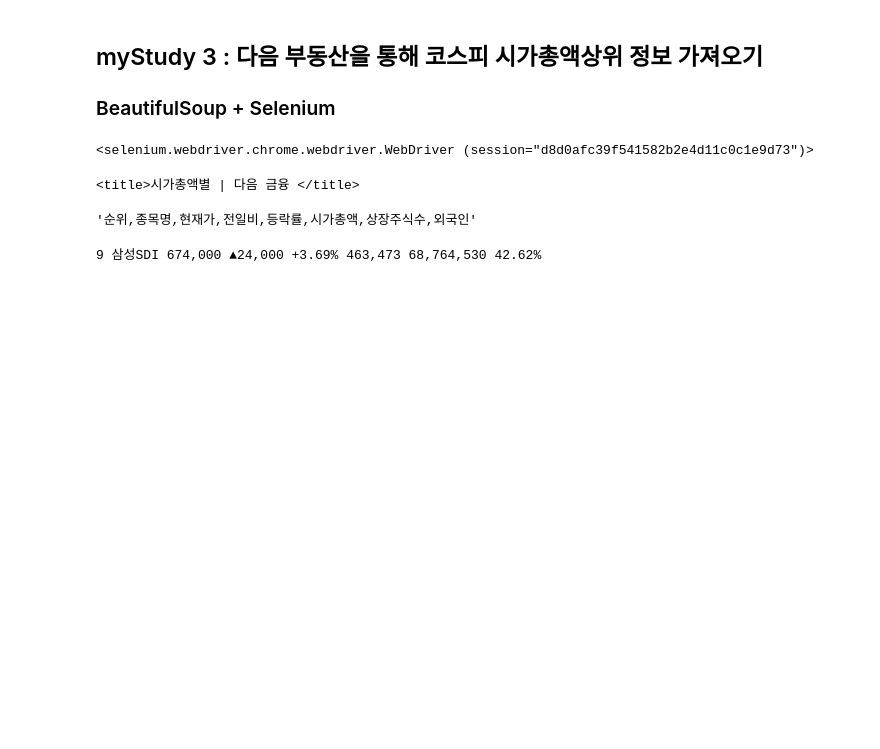
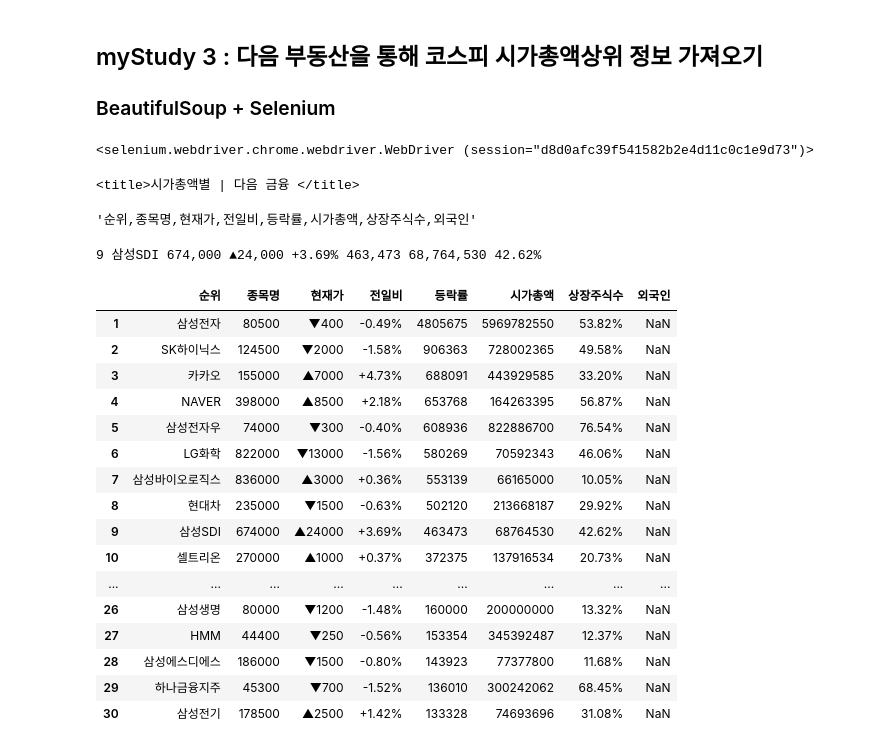
Before and after one commit to dddonghwa/21-KDT-likelion, a Jupyter notebook: class11/class11_0620_4_selenium_prac.ipynb, the cells around one changed output. Drawn from its saved outputs; the diff is of its cells as text; code cells hidden in the pictures; blank space fills up the shorter version.

```diff
--- a/class11/class11_0620_4_selenium_prac.ipynb
+++ b/class11/class11_0620_4_selenium_prac.ipynb
@@ -364,3 +364,26 @@ with open("daum_marker_cap.csv","w") as fp :
         fp.write(mod_coma(soup_td[6].span.text.strip())+",")
         fp.write(mod_coma(soup_td[7].span.text.strip())+",")
         fp.write("\n")
+# %%
+import pandas as pd
+
+data = pd.read_csv('daum_marker_cap.csv')
+data
+# %% [output]
+|  | 순위 | 종목명 | 현재가 | 전일비 | 등락률 | 시가총액 | 상장주식수 | 외국인 |
+| 1 | 삼성전자 | 80500 | ▼400 | -0.49% | 4805675 | 5969782550 | 53.82% | NaN |
+| 2 | SK하이닉스 | 124500 | ▼2000 | -1.58% | 906363 | 728002365 | 49.58% | NaN |
+| 3 | 카카오 | 155000 | ▲7000 | +4.73% | 688091 | 443929585 | 33.20% | NaN |
+| 4 | NAVER | 398000 | ▲8500 | +2.18% | 653768 | 164263395 | 56.87% | NaN |
+| 5 | 삼성전자우 | 74000 | ▼300 | -0.40% | 608936 | 822886700 | 76.54% | NaN |
+| 6 | LG화학 | 822000 | ▼13000 | -1.56% | 580269 | 70592343 | 46.06% | NaN |
+| 7 | 삼성바이오로직스 | 836000 | ▲3000 | +0.36% | 553139 | 66165000 | 10.05% | NaN |
+| 8 | 현대차 | 235000 | ▼1500 | -0.63% | 502120 | 213668187 | 29.92% | NaN |
+| 9 | 삼성SDI | 674000 | ▲24000 | +3.69% | 463473 | 68764530 | 42.62% | NaN |
+| 10 | 셀트리온 | 270000 | ▲1000 | +0.37% | 372375 | 137916534 | 20.73% | NaN |
+| ... | ... | ... | ... | ... | ... | ... | ... | ... |
+| 26 | 삼성생명 | 80000 | ▼1200 | -1.48% | 160000 | 200000000 | 13.32% | NaN |
+| 27 | HMM | 44400 | ▼250 | -0.56% | 153354 | 345392487 | 12.37% | NaN |
+| 28 | 삼성에스디에스 | 186000 | ▼1500 | -0.80% | 143923 | 77377800 | 11.68% | NaN |
+| 29 | 하나금융지주 | 45300 | ▼700 | -1.52% | 136010 | 300242062 | 68.45% | NaN |
+| 30 | 삼성전기 | 178500 | ▲2500 | +1.42% | 133328 | 74693696 | 31.08% | NaN |
```
Also changed, not shown: 1 other file.
